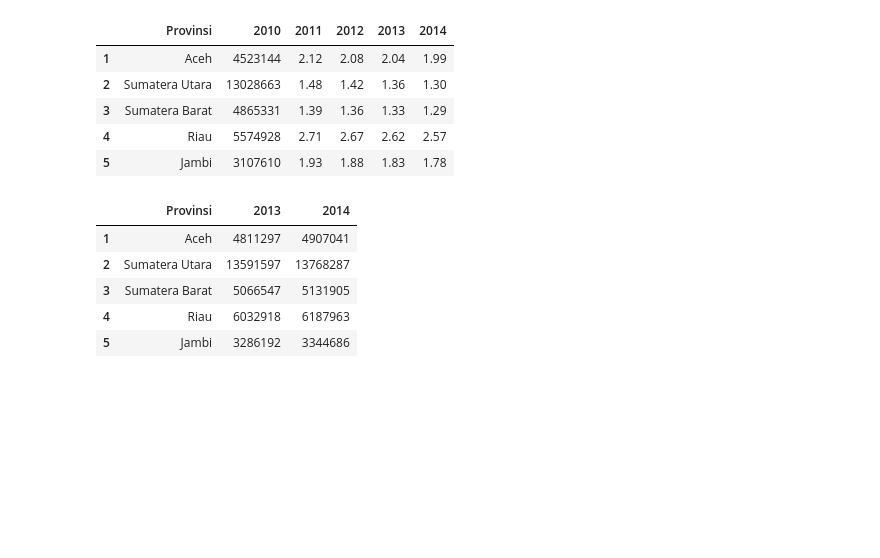
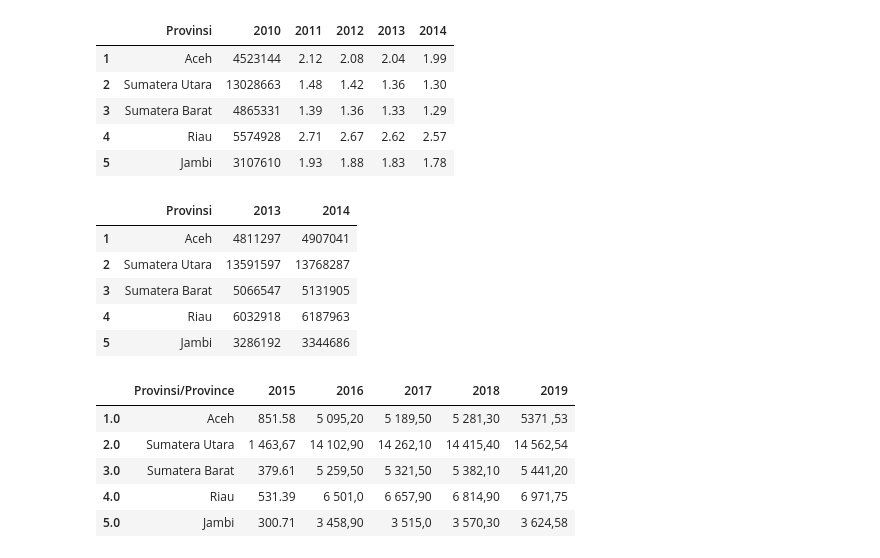
Before and after one commit to fariz-armesta/hospital-bed-forecast, a Jupyter notebook: notebooks/01B_population_cleaning.ipynb, the cells around one changed output. Drawn from its saved outputs; the diff is of its cells as text; code cells hidden in the pictures; blank space fills up the shorter version.

```diff
--- a/notebooks/01B_population_cleaning.ipynb
+++ b/notebooks/01B_population_cleaning.ipynb
@@ -263,3 +275,14 @@ df_2011_2014.head()
 | 3 | Sumatera Barat | 5066547 | 5131905 |
 | 4 | Riau | 6032918 | 6187963 |
 | 5 | Jambi | 3286192 | 3344686 |
+# %%
+data = "C:\\Coding\\hospital-bed-forecast\\data\\raw\\Population By Province in Indonesia (Thousand), 2015 -  2019.csv"
+df_2015_2019 = pd.read_csv(data)
+df_2015_2019.head()
+# %% [output]
+|  | Provinsi/Province | 2015 | 2016 | 2017 | 2018 | 2019 |
+| 1.0 | Aceh | 851.58 | 5 095,20 | 5 189,50 | 5 281,30 | 5371 ,53 |
+| 2.0 | Sumatera Utara | 1 463,67 | 14 102,90 | 14 262,10 | 14 415,40 | 14 562,54 |
+| 3.0 | Sumatera Barat | 379.61 | 5 259,50 | 5 321,50 | 5 382,10 | 5 441,20 |
+| 4.0 | Riau | 531.39 | 6 501,0 | 6 657,90 | 6 814,90 | 6 971,75 |
+| 5.0 | Jambi | 300.71 | 3 458,90 | 3 515,0 | 3 570,30 | 3 624,58 |
```
Also changed, not shown: parts of 4 cells of this notebook.
